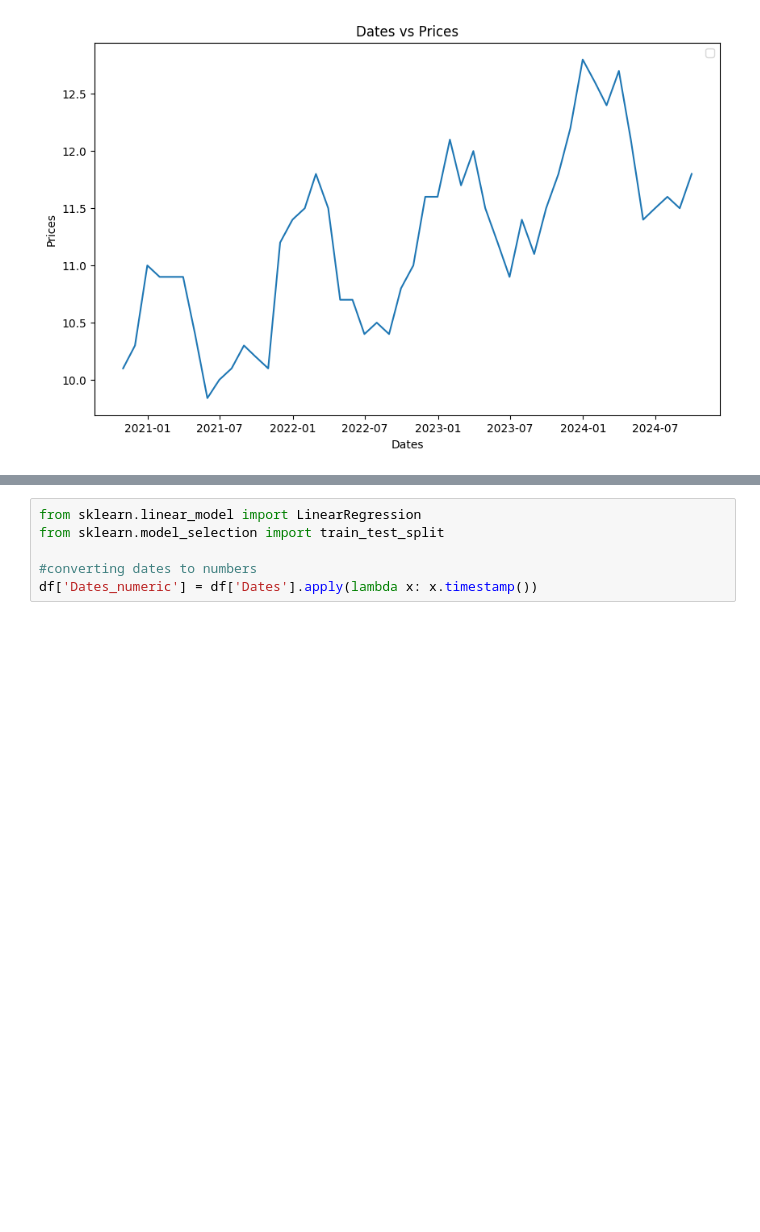
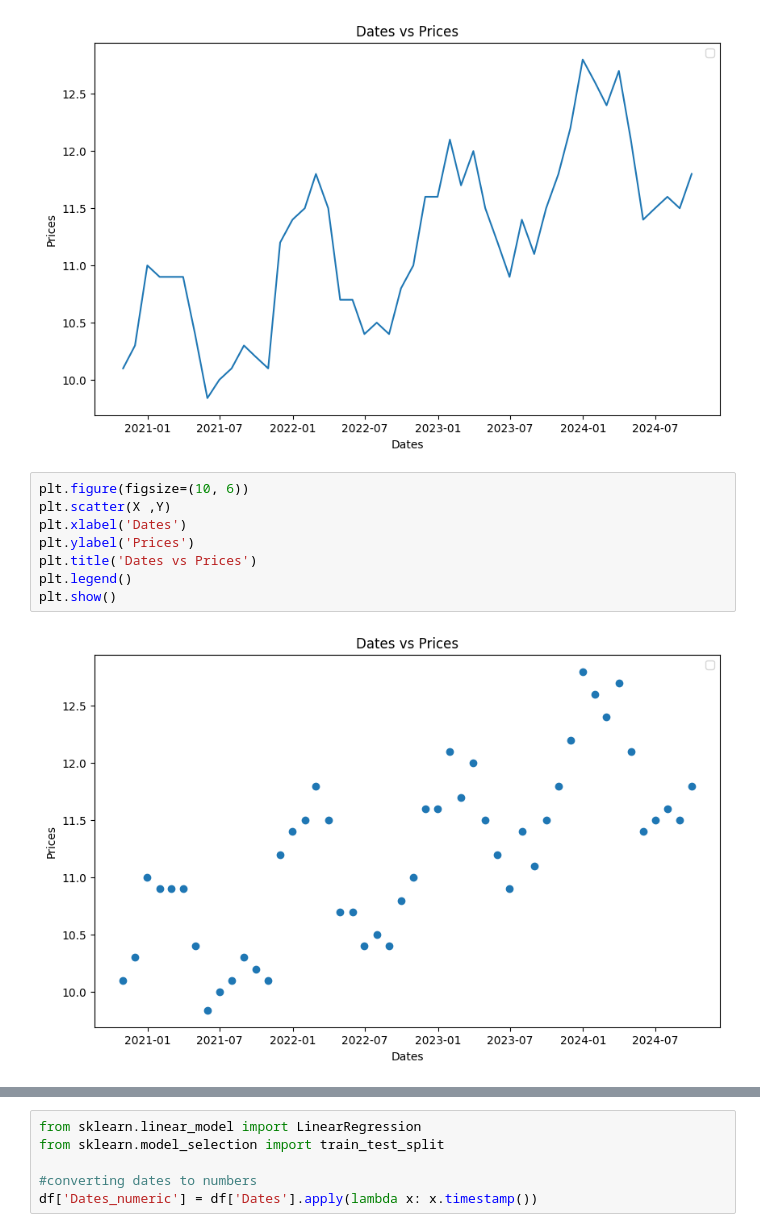
Before and after one commit to NavedAFK/JPMorgandata, a Jupyter notebook: JPMorgan.ipynb, the cells around one changed output, grey strips where cells are left out. Saved outputs shown, nothing was run; the diff lists cells and outputs as text; blank space fills up the shorter version.

```diff
--- a/JPMorgan.ipynb
+++ b/JPMorgan.ipynb
@@ -45,3 +45,13 @@ plt.legend()
 plt.show()
 # %% [output]
 [figure]
+# %%
+plt.figure(figsize=(10, 6))
+plt.scatter(X ,Y)
+plt.xlabel('Dates')
+plt.ylabel('Prices')
+plt.title('Dates vs Prices')
+plt.legend()
+plt.show()
+# %% [output]
+[figure, added]
```
Also changed, not shown: parts of 11 cells of this notebook.
